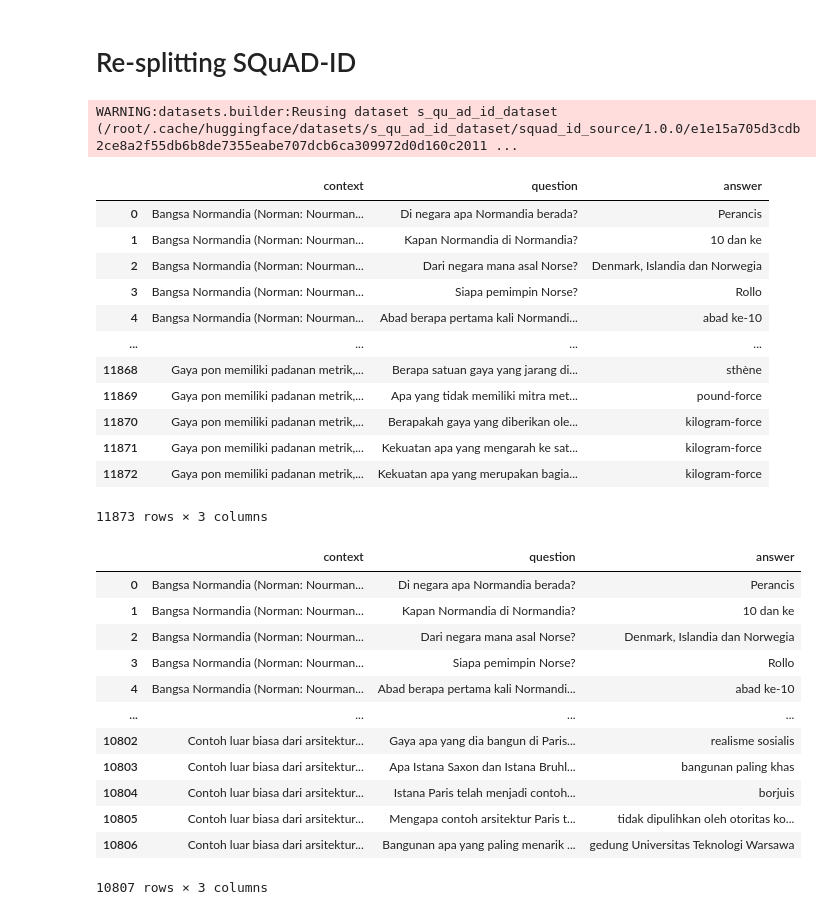
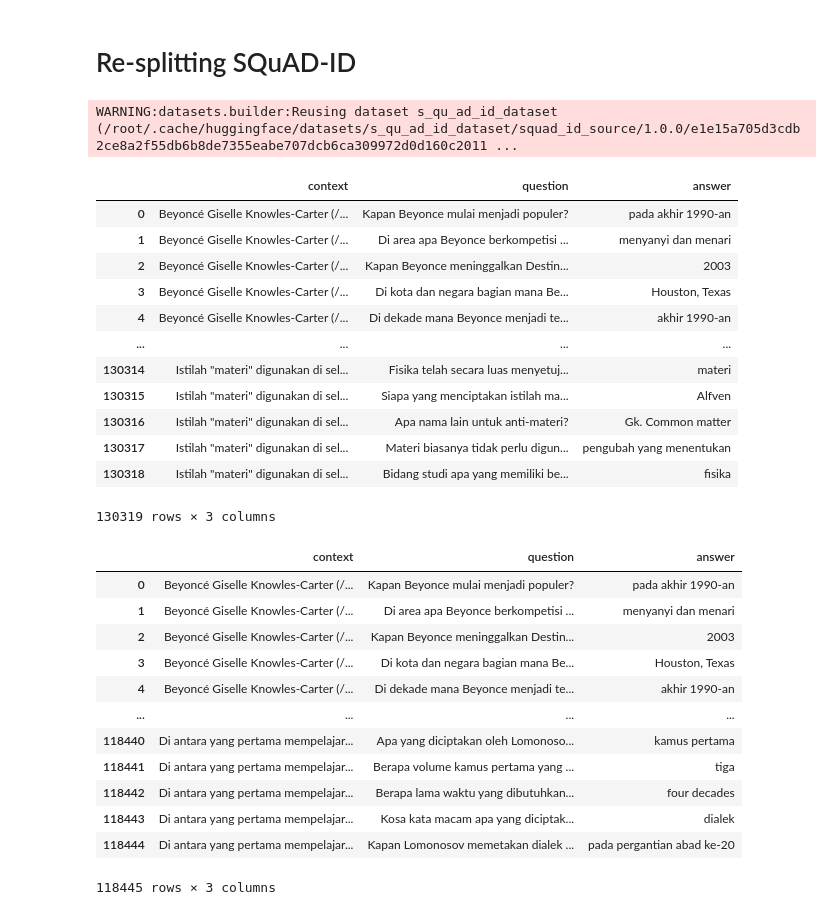
Before and after one commit to muhammadravi251001/qas-with-indonli, a Jupyter notebook: utilities/Reasoning and Answer Type.ipynb, the cells around one changed output. Cells and saved outputs as stored; diff of their text form; code cells hidden in the pictures.

```diff
--- a/utilities/Reasoning and Answer Type.ipynb
+++ b/utilities/Reasoning and Answer Type.ipynb
@@ -1671,52 +1673,52 @@ data_qas_id_tydiqa_id.to_csv("tydiqa_id.csv")
 # %%
 conhelps = NusantaraConfigHelper()
 data_qas_id = conhelps.filtered(lambda x: 'squad_id' in x.dataset_name)[0].load_dataset()
 
-df_train = pd.DataFrame(data_qas_id['validation'])
+df_train = pd.DataFrame(data_qas_id['train'])
 
 cols = ['context', 'question', 'answer']
 new_df_train = pd.DataFrame(columns=cols)
 
 for i in tqdm(range(len(df_train['context']))):
     new_df_train = new_df_train.append({'context': df_train["context"][i],
                                     'question': df_train["question"][i],
                                     'answer': eval(df_train["answer"][i][0])['text']},
                                 ignore_index=True)
 
 train_dataset = Dataset.from_dict(new_df_train)
 
 data_qas_id_squad_id = DatasetDict({"train": train_dataset})
 data_qas_id_squad_id = pd.DataFrame(data_qas_id_squad_id['train'])
 data_qas_id_squad_id
 # %% [output]
 WARNING:datasets.builder:Reusing dataset s_qu_ad_id_dataset (/root/.cache/huggingface/datasets/s_qu_ad_id_dataset/squad_id_source/1.0.0/e1e15a705d3cdb2ce8a2f55db6b8de7355eabe707dcb6ca309972d0d160c2011 ...
 |  | context | question | answer |
-| 0 | Bangsa Normandia (Norman: Nourman... | Di negara apa Normandia berada? | Perancis |
-| 1 | Bangsa Normandia (Norman: Nourman... | Kapan Normandia di Normandia? | 10 dan ke |
-| 2 | Bangsa Normandia (Norman: Nourman... | Dari negara mana asal Norse? | Denmark, Islandia dan Norwegia |
-| 3 | Bangsa Normandia (Norman: Nourman... | Siapa pemimpin Norse? | Rollo |
-| 4 | Bangsa Normandia (Norman: Nourman... | Abad berapa pertama kali Normandi... | abad ke-10 |
+| 0 | Beyoncé Giselle Knowles-Carter (/... | Kapan Beyonce mulai menjadi populer? | pada akhir 1990-an |
+| 1 | Beyoncé Giselle Knowles-Carter (/... | Di area apa Beyonce berkompetisi ... | menyanyi dan menari |
+| 2 | Beyoncé Giselle Knowles-Carter (/... | Kapan Beyonce meninggalkan Destin... | 2003 |
+| 3 | Beyoncé Giselle Knowles-Carter (/... | Di kota dan negara bagian mana Be... | Houston, Texas |
+| 4 | Beyoncé Giselle Knowles-Carter (/... | Di dekade mana Beyonce menjadi te... | akhir 1990-an |
 | ... | ... | ... | ... |
-| 11868 | Gaya pon memiliki padanan metrik,... | Berapa satuan gaya yang jarang di... | sthène |
-| 11869 | Gaya pon memiliki padanan metrik,... | Apa yang tidak memiliki mitra met... | pound-force |
-| 11870 | Gaya pon memiliki padanan metrik,... | Berapakah gaya yang diberikan ole... | kilogram-force |
-| 11871 | Gaya pon memiliki padanan metrik,... | Kekuatan apa yang mengarah ke sat... | kilogram-force |
-| 11872 | Gaya pon memiliki padanan metrik,... | Kekuatan apa yang merupakan bagia... | kilogram-force |
+| 130314 | Istilah "materi" digunakan di sel... | Fisika telah secara luas menyetuj... | materi |
+| 130315 | Istilah "materi" digunakan di sel... | Siapa yang menciptakan istilah ma... | Alfven |
+| 130316 | Istilah "materi" digunakan di sel... | Apa nama lain untuk anti-materi? | Gk. Common matter |
+| 130317 | Istilah "materi" digunakan di sel... | Materi biasanya tidak perlu digun... | pengubah yang menentukan |
+| 130318 | Istilah "materi" digunakan di sel... | Bidang studi apa yang memiliki be... | fisika |
-11873 rows × 3 columns
+130319 rows × 3 columns
 # %%
-train = data_qas_id_squad_id[:-1066]
+train = data_qas_id_squad_id[:-11874]
 train
 # %% [output]
 |  | context | question | answer |
-| 0 | Bangsa Normandia (Norman: Nourman... | Di negara apa Normandia berada? | Perancis |
-| 1 | Bangsa Normandia (Norman: Nourman... | Kapan Normandia di Normandia? | 10 dan ke |
-| 2 | Bangsa Normandia (Norman: Nourman... | Dari negara mana asal Norse? | Denmark, Islandia dan Norwegia |
-| 3 | Bangsa Normandia (Norman: Nourman... | Siapa pemimpin Norse? | Rollo |
-| 4 | Bangsa Normandia (Norman: Nourman... | Abad berapa pertama kali Normandi... | abad ke-10 |
+| 0 | Beyoncé Giselle Knowles-Carter (/... | Kapan Beyonce mulai menjadi populer? | pada akhir 1990-an |
+| 1 | Beyoncé Giselle Knowles-Carter (/... | Di area apa Beyonce berkompetisi ... | menyanyi dan menari |
+| 2 | Beyoncé Giselle Knowles-Carter (/... | Kapan Beyonce meninggalkan Destin... | 2003 |
+| 3 | Beyoncé Giselle Knowles-Carter (/... | Di kota dan negara bagian mana Be... | Houston, Texas |
+| 4 | Beyoncé Giselle Knowles-Carter (/... | Di dekade mana Beyonce menjadi te... | akhir 1990-an |
 | ... | ... | ... | ... |
-| 10802 | Contoh luar biasa dari arsitektur... | Gaya apa yang dia bangun di Paris... | realisme sosialis |
-| 10803 | Contoh luar biasa dari arsitektur... | Apa Istana Saxon dan Istana Bruhl... | bangunan paling khas |
-| 10804 | Contoh luar biasa dari arsitektur... | Istana Paris telah menjadi contoh... | borjuis |
-| 10805 | Contoh luar biasa dari arsitektur... | Mengapa contoh arsitektur Paris t... | tidak dipulihkan oleh otoritas ko... |
-| 10806 | Contoh luar biasa dari arsitektur... | Bangunan apa yang paling menarik ... | gedung Universitas Teknologi Warsawa |
+| 118440 | Di antara yang pertama mempelajar... | Apa yang diciptakan oleh Lomonoso... | kamus pertama |
+| 118441 | Di antara yang pertama mempelajar... | Berapa volume kamus pertama yang ... | tiga |
+| 118442 | Di antara yang pertama mempelajar... | Berapa lama waktu yang dibutuhkan... | four decades |
+| 118443 | Di antara yang pertama mempelajar... | Kosa kata macam apa yang diciptak... | dialek |
+| 118444 | Di antara yang pertama mempelajar... | Kapan Lomonosov memetakan dialek ... | pada pergantian abad ke-20 |
-10807 rows × 3 columns
+118445 rows × 3 columns
```
Also changed, not shown: parts of 10 cells of this notebook.
